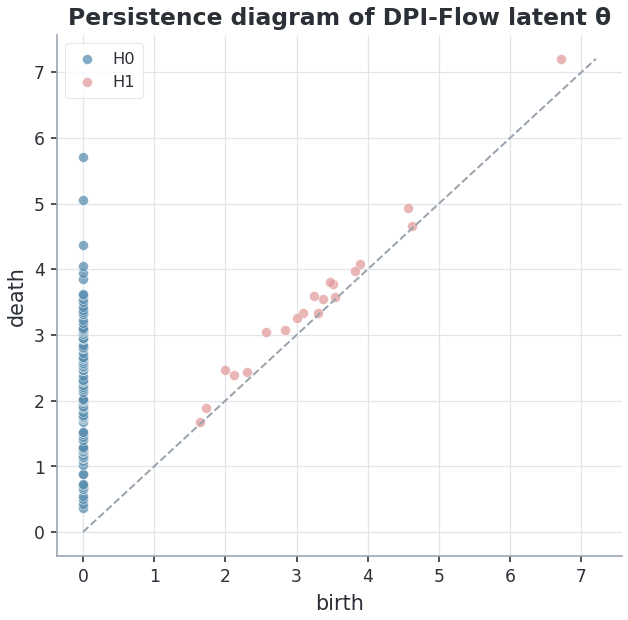
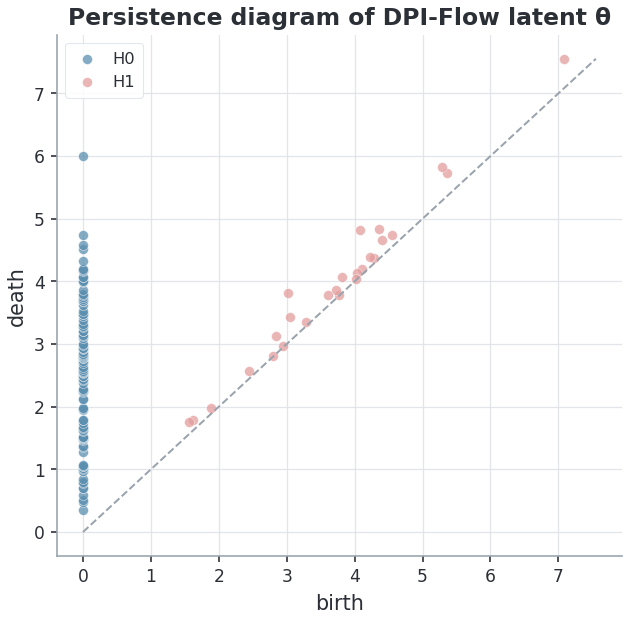
Code edit (unified diff) that turned the first committed figure into the second:
--- before
+++ after
@@ -1,18 +1,22 @@
-dgms = compute_persistence(theta, maxdim=1, n_subsample=min(160, len(theta)), seed=config.seed)
-summary = persistence_summary(dgms)
-figw, fig = new_figure((5.6, 5.2)); ax = fig.add_subplot(111)
-mx = max(1e-3, *[float(d[:, 1][np.isfinite(d[:, 1])].max()) if len(d) and np.isfinite(d[:, 1]).any() else 0 for d in dgms])
-ax.plot([0, mx], [0, mx], ls="--", color="#9aa3ad", linewidth=1.1)
-for k, d in enumerate(dgms):
-    if len(d) == 0: continue
-    fin = np.isfinite(d[:, 1])
-    ax.scatter(d[fin, 0], d[fin, 1], s=30, alpha=0.75, color=QUALITATIVE[k], label=f"H{k}",
-               edgecolors="white", linewidths=0.3)
-ax.set_title("Persistence diagram of DPI-Flow latent θ")
-ax.set_xlabel("birth"); ax.set_ylabel("death"); ax.legend(fontsize=9)
-save_figure(figw, "4_1_persistence_latent", SAVE_FIGS); figw.show()
-display(pd.DataFrame({"Quantity": ["Betti-0 (clusters)", "Betti-1 (loops)",
-                                   "Total persistence H0", "Total persistence H1", "Persistence entropy H1"],
-                      "Value": [summary["betti_0"], summary["betti_1"],
-                                round(summary["total_pers_0"], 2), round(summary["total_pers_1"], 2),
-                                round(summary["entropy_1"], 2)]}))
+from liquefaction_ai.topology import tda_available
+if not tda_available()["ripser"]:
+    print("⚠ ripser не установлен — persistence-диаграмма пропущен (см. tda_available()).")
+else:
+    dgms = compute_persistence(theta, maxdim=1, n_subsample=min(160, len(theta)), seed=config.seed)
+    summary = persistence_summary(dgms)
+    figw, fig = new_figure((5.6, 5.2)); ax = fig.add_subplot(111)
+    mx = max(1e-3, *[float(d[:, 1][np.isfinite(d[:, 1])].max()) if len(d) and np.isfinite(d[:, 1]).any() else 0 for d in dgms])
+    ax.plot([0, mx], [0, mx], ls="--", color="#9aa3ad", linewidth=1.1)
+    for k, d in enumerate(dgms):
+        if len(d) == 0: continue
+        fin = np.isfinite(d[:, 1])
+        ax.scatter(d[fin, 0], d[fin, 1], s=30, alpha=0.75, color=QUALITATIVE[k], label=f"H{k}",
+                   edgecolors="white", linewidths=0.3)
+    ax.set_title("Persistence diagram of DPI-Flow latent θ")
+    ax.set_xlabel("birth"); ax.set_ylabel("death"); ax.legend(fontsize=9)
+    save_figure(figw, "4_1_persistence_latent", SAVE_FIGS); figw.show()
+    display(pd.DataFrame({"Quantity": ["Betti-0 (clusters)", "Betti-1 (loops)",
+                                       "Total persistence H0", "Total persistence H1", "Persistence entropy H1"],
+                          "Value": [summary["betti_0"], summary["betti_1"],
+                                    round(summary["total_pers_0"], 2), round(summary["total_pers_1"], 2),
+                                    round(summary["entropy_1"], 2)]}))

Commit: updrade